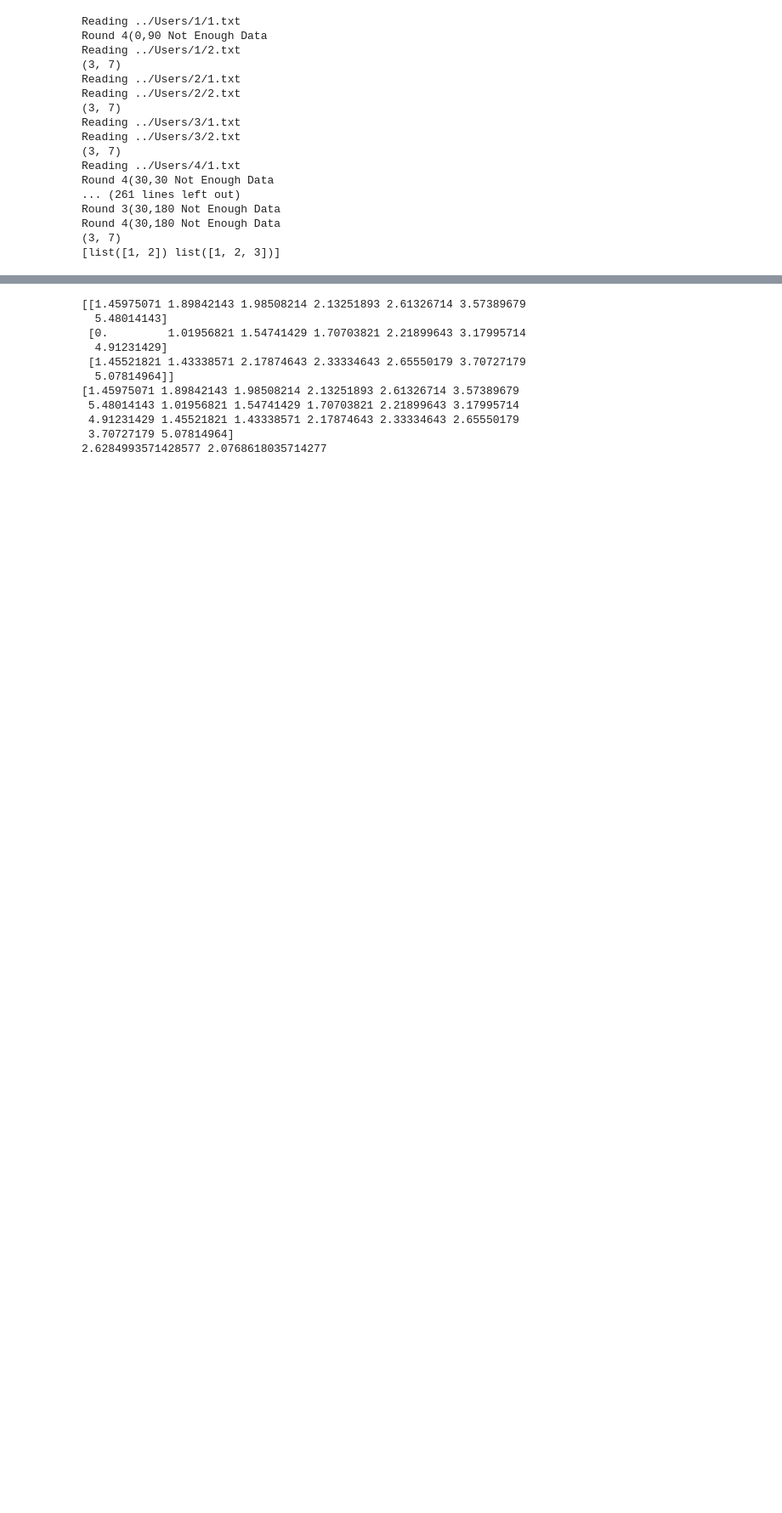
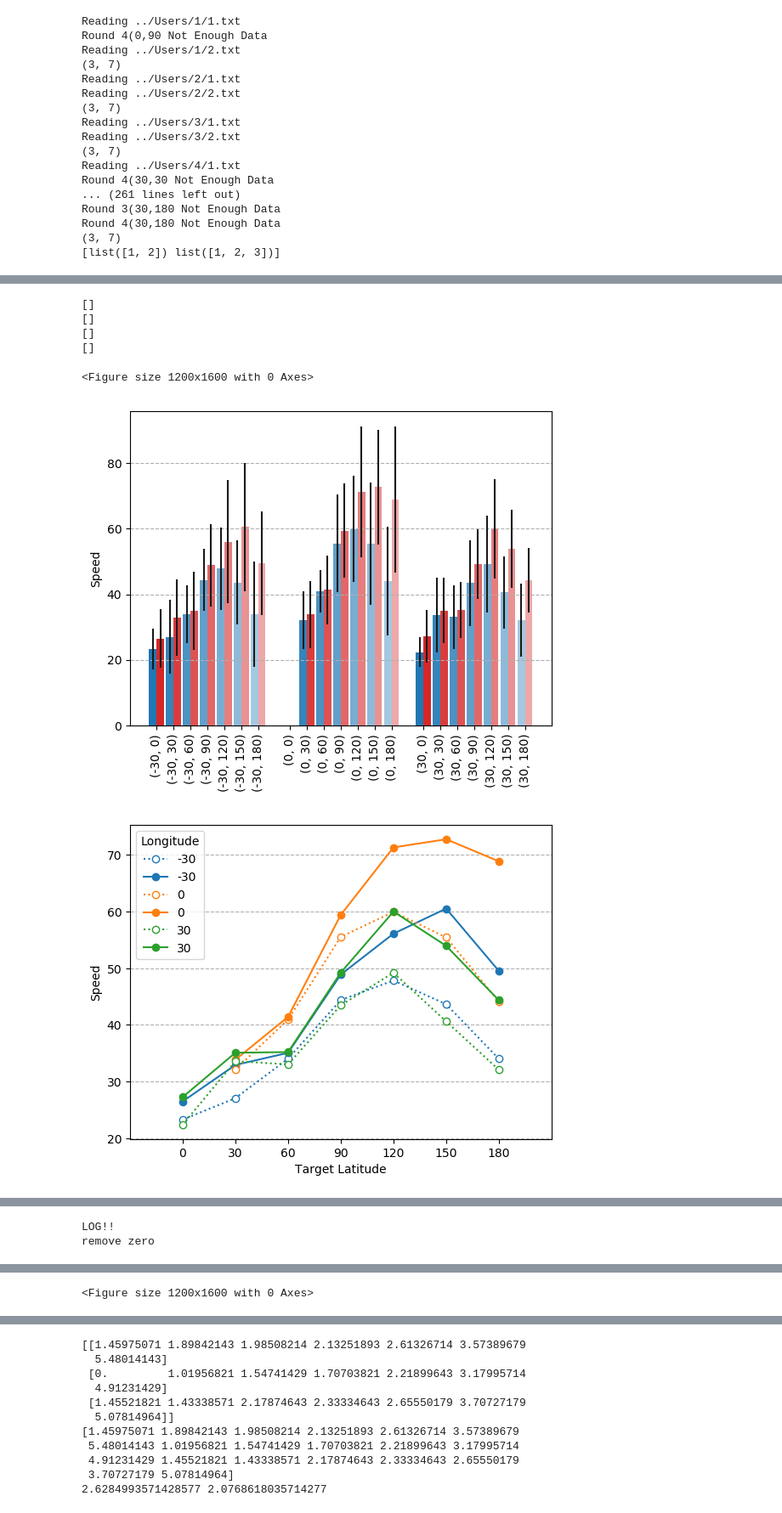
Before and after one commit to red-pencil/python_data, a Jupyter notebook: vtdata/Scripts/plot_20190430.ipynb, the cells around one changed output, grey strips where cells are left out. Shown at 85% size. Drawn from its saved outputs; the diff is of its cells as text; code cells hidden in the pictures; blank space fills up the shorter version.

```diff
--- a/vtdata/Scripts/plot_20190430.ipynb
+++ b/vtdata/Scripts/plot_20190430.ipynb
@@ -1177,6 +1200,7 @@ def plot_bar_dual_any(y_title, input_mean_1, input_mean_2, input_std_1=None, inp
 
     plt.xticks(x_axis, x_label, rotation=90)
 
+    export_img(y_title)
     plt.show()
 
 
@@ -1287,6 +1311,7 @@ def plot_line_dual_any(y_title, input_mean_1, input_mean_2, input_std_1=None, in
             plt.xlim(key2[0]-30, key2[-1]+30)
             ax.set_ylim(bottom=0, top=2)
 
+    export_img(y_title)
     plt.show()
 
 def plot_line_simple_3x7(input_data, yy_title, data_type=None):
@@ -1330,6 +1355,7 @@ def plot_line_simple_3x7(input_data, yy_title, data_type=None):
     plt.xticks(key2, key2)
     plt.xlim(key2[0]-30, key2[-1]+30)
     #ax.set_ylim(0.4, 1.2)
+    export_img(yy_title)
     plt.show()
 
 
@@ -1367,30 +1393,38 @@ print(test2.time_mean_lon)
 
 #print(Exp.cal_mean_7_old(test1.time_mean_3x7))
 #print(Exp.cal_mean_7(test1.time_mean_10x3x7))
 #print(Exp.cal_mean_7(test2.time_mean_10x3x7))
 
 #print(np.array(test1.time_mean_3x7))
 #print(np.array(test2.time_mean_3x7))
 
 if (False):
     print('test1')
     print(test1.speed_mean_3x7)
     print(test1.speed_std_3x7)
 
     print('test2')
     print(test2.speed_mean_3x7)
     print(test2.speed_std_3x7)
 
 plot_bar_dual_any('Speed', test1.speed_mean_3x7, test2.speed_mean_3x7,
                   test1.speed_std_3x7, test2.speed_std_3x7)
 plot_line_dual_any_plus('Speed', test1.speed_mean_3x7, test2.speed_mean_3x7,
                    test1.speed_std_3x7, test2.speed_std_3x7)
 
 plot_bar_dual_any('Time', test1.time_mean_3x7, test2.time_mean_3x7,
                   test1.time_std_3x7, test2.time_std_3x7)
 plot_line_dual_any_plus('Time', test1.time_mean_3x7, test2.time_mean_3x7,
                    test1.speed_std_3x7, test2.speed_std_3x7)
 
 
 #plot_bar(np.array(test1.speed_mean_3x7).T, np.array(test2.speed_mean_3x7).T,
 #         np.array(test1.speed_std_3x7).T, np.array(test2.speed_std_3x7).T)
+# %% [output]
+[]
+[]
+[]
+[]
+<Figure size 1200x1600 with 0 Axes>
+[figure, added]
+[figure, added]
@@ -1396,0 +1449,2 @@ plot_line_dual_any_plus('Time', test1.time_mean_3x7, test2.time_mean_3x7,
+LOG!!
+remove zero
@@ -1396,0 +1452 @@ plot_line_dual_any_plus('Time', test1.time_mean_3x7, test2.time_mean_3x7,
+<Figure size 1200x1600 with 0 Axes>
```
Also changed, not shown: parts of 13 cells of this notebook.
